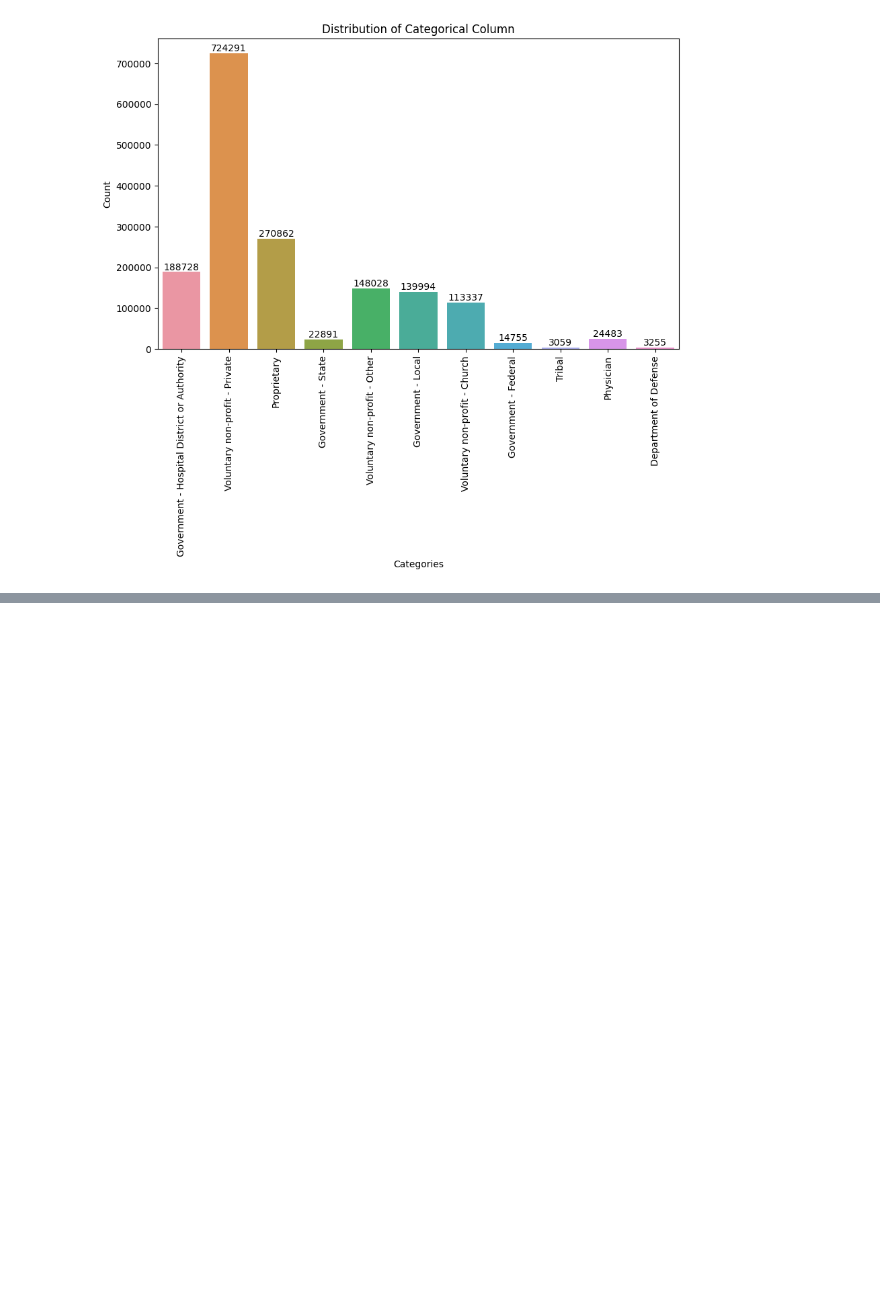
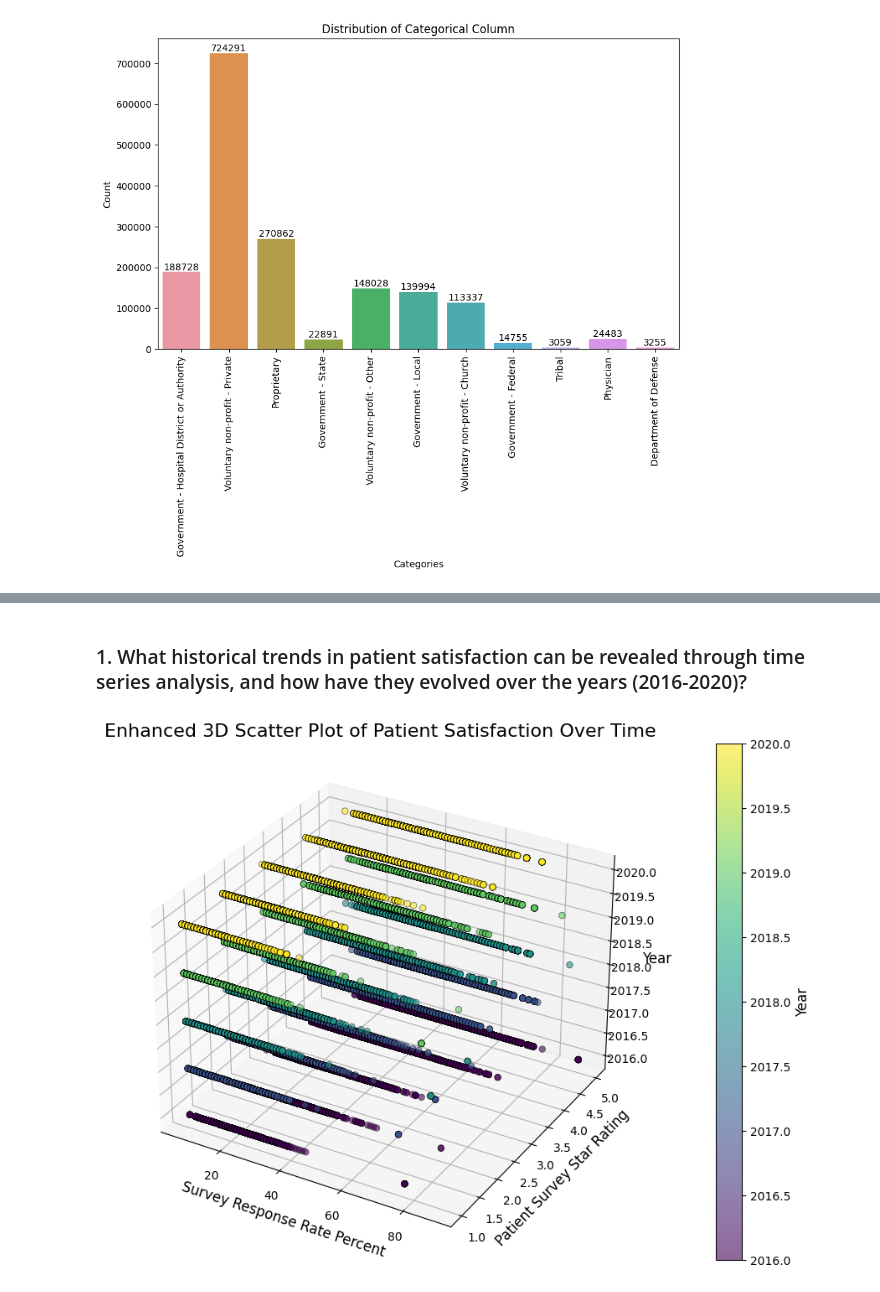
Before and after one commit to mesbah-git/Healthcare-Patient-Satisfaction-Analysis, a Jupyter notebook: Healthcare_Patient_Satisfaction_Analysis.ipynb, the cells around one changed output, grey strips where cells are left out. Drawn from its saved outputs; the diff is of its cells as text; code cells hidden in the pictures; blank space fills up the shorter version.

```diff
--- a/Healthcare_Patient_Satisfaction_Analysis.ipynb
+++ b/Healthcare_Patient_Satisfaction_Analysis.ipynb
@@ -290,0 +301,48 @@ TypeError: ignored
+# %% [markdown]
+### 1. What historical trends in patient satisfaction can be revealed through time series analysis, and how have they evolved over the years (2016-2020)?
+# %%
+import matplotlib.pyplot as plt
+from mpl_toolkits.mplot3d import Axes3D
+import seaborn as sns
+
+# Converting 'Patient Survey Star Rating' and 'Survey Response Rate Percent' columns to numeric
+df['Patient Survey Star Rating'] = pd.to_numeric(df['Patient Survey Star Rating'], errors='coerce')
+df['Survey Response Rate Percent'] = pd.to_numeric(df['Survey Response Rate Percent'], errors='coerce')
+
+# custom color palette
+colors = sns.color_palette('viridis', as_cmap=True)
+
+# Creating a 3D scatter plot
+fig = plt.figure(figsize=(12, 8))
+ax = fig.add_subplot(111, projection='3d')
+
+# Scatter plot
+scatter = ax.scatter(
+    df['Survey Response Rate Percent'],
+    df['Patient Survey Star Rating'],
+    df['Year'],
+    c=df['Year'],
+    cmap=colors,
+    s=30,
+    alpha=0.6,
+    edgecolors='k',
+    linewidths=0.5,
+)
+
+# Customizing plot
+ax.set_xlabel('Survey Response Rate Percent', fontsize=12)
+ax.set_ylabel('Patient Survey Star Rating', fontsize=12)
+ax.set_zlabel('Year', fontsize=12)
+ax.set_title('Enhanced 3D Scatter Plot of Patient Satisfaction Over Time', fontsize=16)
+
+# color bar with a labeling
+cbar = fig.colorbar(scatter, ax=ax, pad=0.1)
+cbar.set_label('Year', fontsize=12)
+
+# tick parameters for better readability
+ax.tick_params(axis='both', labelsize=10)
+
+# the plot
+plt.show()
+# %% [output]
+[figure, added]
```
Also changed, not shown: parts of 51 cells of this notebook.
